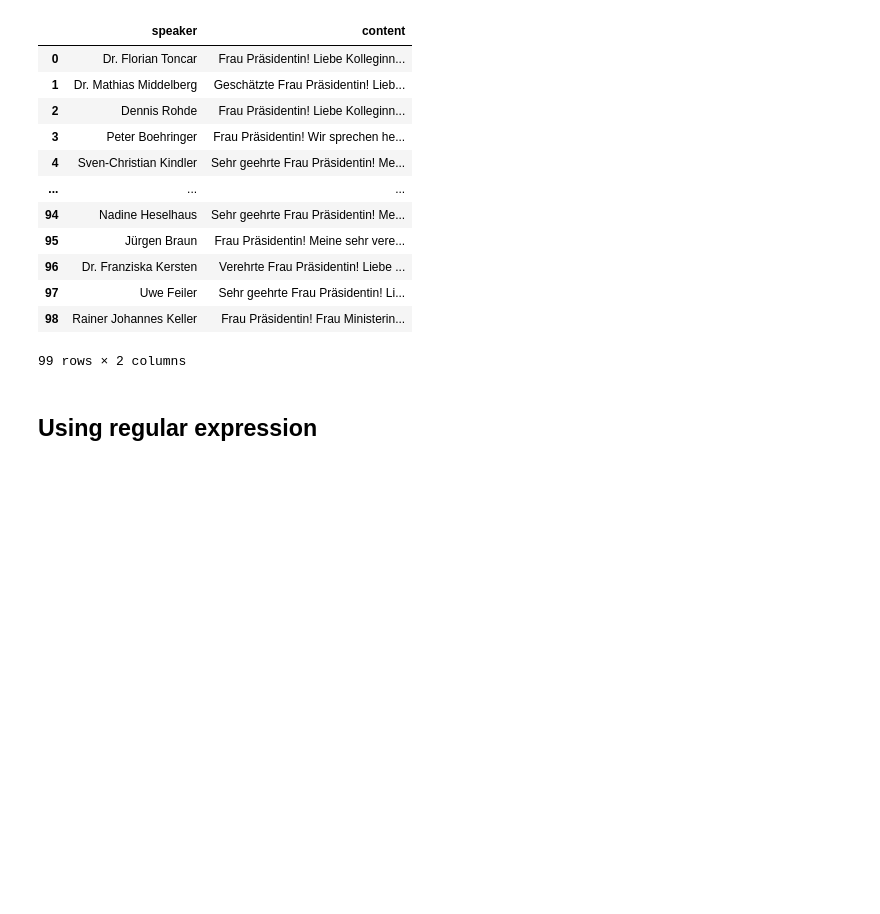
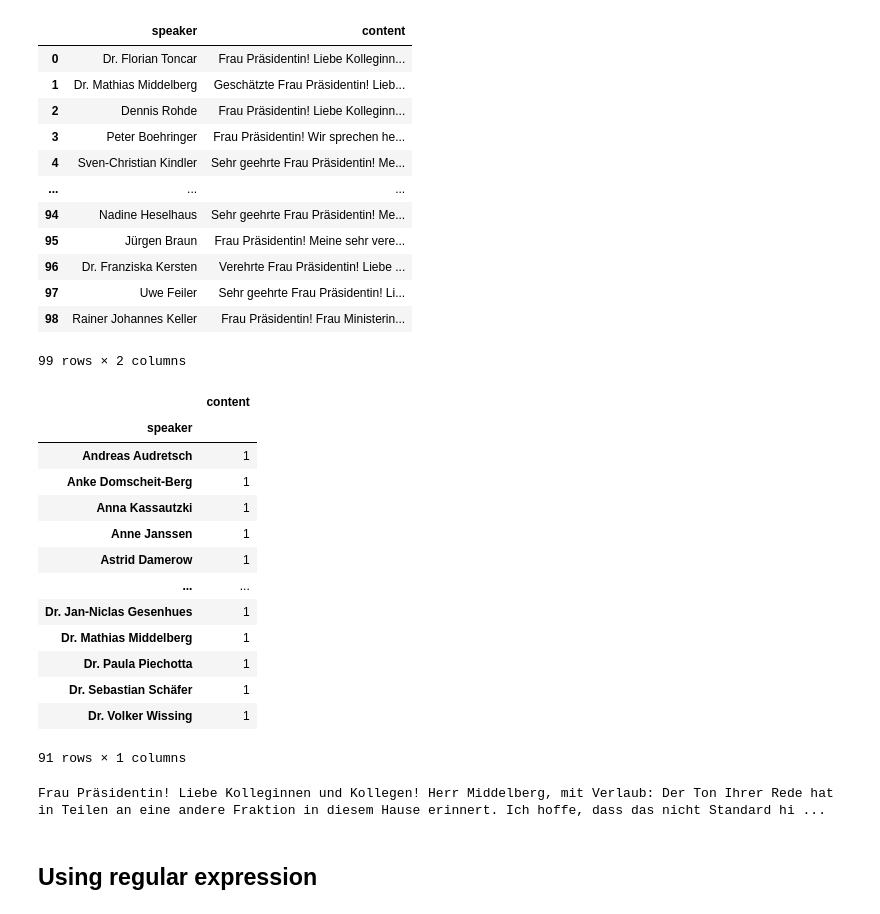
Before and after one commit to zazzooo/text-as-data, a Jupyter notebook: Assignments/assigment-1.ipynb, the cells around one changed output. Drawn from its saved outputs; the diff is of its cells as text; code cells hidden in the pictures; blank space fills up the shorter version.

```diff
--- a/Assignments/assigment-1.ipynb
+++ b/Assignments/assigment-1.ipynb
@@ -234,6 +234,29 @@ final_df
 | 97 | Uwe Feiler | Sehr geehrte Frau Präsidentin! Li... |
 | 98 | Rainer Johannes Keller | Frau Präsidentin! Frau Ministerin... |
 99 rows × 2 columns
+# %%
+# df with number of speach by each speaker
+final_df.groupby(['speaker']).count()
+# %% [output]
+|  | content |
+| speaker |  |
+| Andreas Audretsch | 1 |
+| Anke Domscheit-Berg | 1 |
+| Anna Kassautzki | 1 |
+| Anne Janssen | 1 |
+| Astrid Damerow | 1 |
+| ... | ... |
+| Dr. Jan-Niclas Gesenhues | 1 |
+| Dr. Mathias Middelberg | 1 |
+| Dr. Paula Piechotta | 1 |
+| Dr. Sebastian Schäfer | 1 |
+| Dr. Volker Wissing | 1 |
+91 rows × 1 columns
+# %%
+# content of one speach:
+print(final_df.iloc[2]['content']) #speach of the third speaker (Dennis Rohde)
+# %% [output]
+Frau Präsidentin! Liebe Kolleginnen und Kollegen! Herr Middelberg, mit Verlaub: Der Ton Ihrer Rede hat in Teilen an eine andere Fraktion in diesem Hause erinnert. Ich hoffe, dass das nicht Standard hi ...
 # %% [markdown]
 ## Using regular expression
 # %%
```
